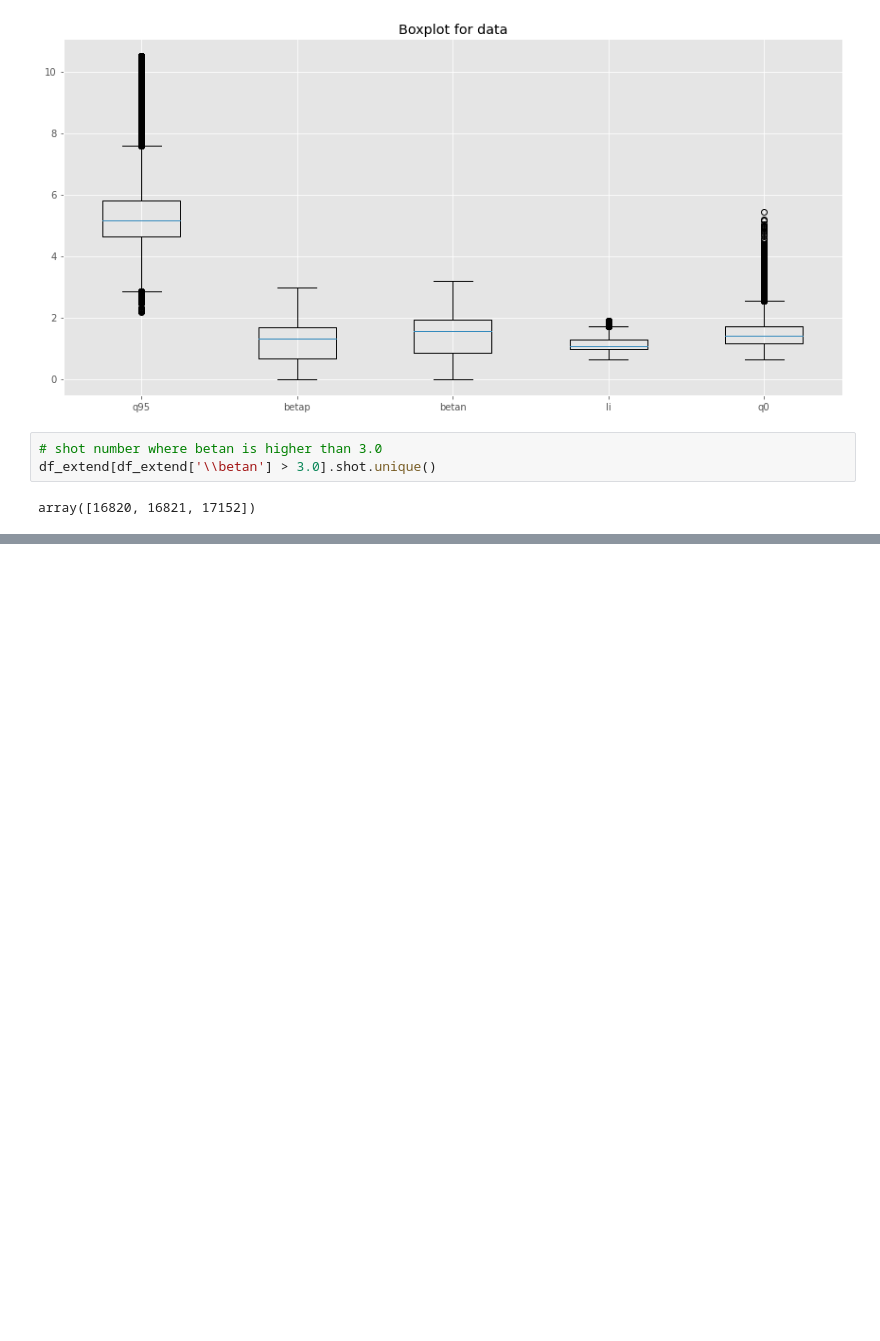
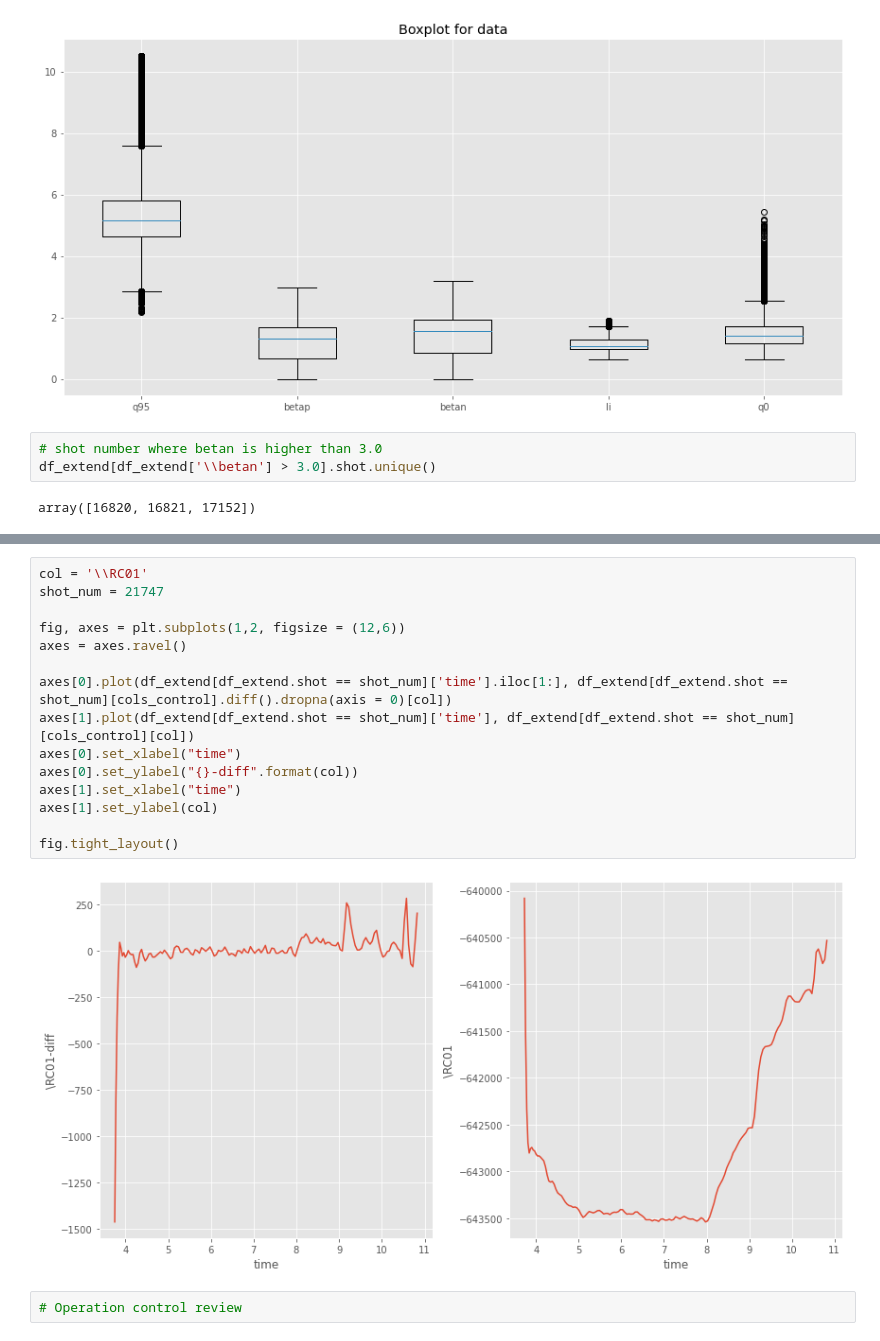
Before and after one commit to ZINZINBIN/Tokamak-Plasma-Operation-Control-based-on-RL, a Jupyter notebook: EDA.ipynb, the cells around one changed output, grey strips where cells are left out. Cells and saved outputs as stored; diff of their text form; blank space fills up the shorter version.

```diff
--- a/EDA.ipynb
+++ b/EDA.ipynb
@@ -974,0 +993,19 @@ array([16820, 16821, 17152])
+# %%
+col = '\\RC01'
+shot_num = 21747
+
+fig, axes = plt.subplots(1,2, figsize = (12,6))
+axes = axes.ravel()
+
+axes[0].plot(df_extend[df_extend.shot == shot_num]['time'].iloc[1:], df_extend[df_extend.shot == shot_num][cols_control].diff().dropna(axis = 0)[col])
+axes[1].plot(df_extend[df_extend.shot == shot_num]['time'], df_extend[df_extend.shot == shot_num][cols_control][col])
+axes[0].set_xlabel("time")
+axes[0].set_ylabel("{}-diff".format(col))
+axes[1].set_xlabel("time")
+axes[1].set_ylabel(col)
+
+fig.tight_layout()
+# %% [output]
+[figure, added]
+# %%
+# Operation control review
```
Also changed, not shown: parts of 2 cells of this notebook, 26 other files.
